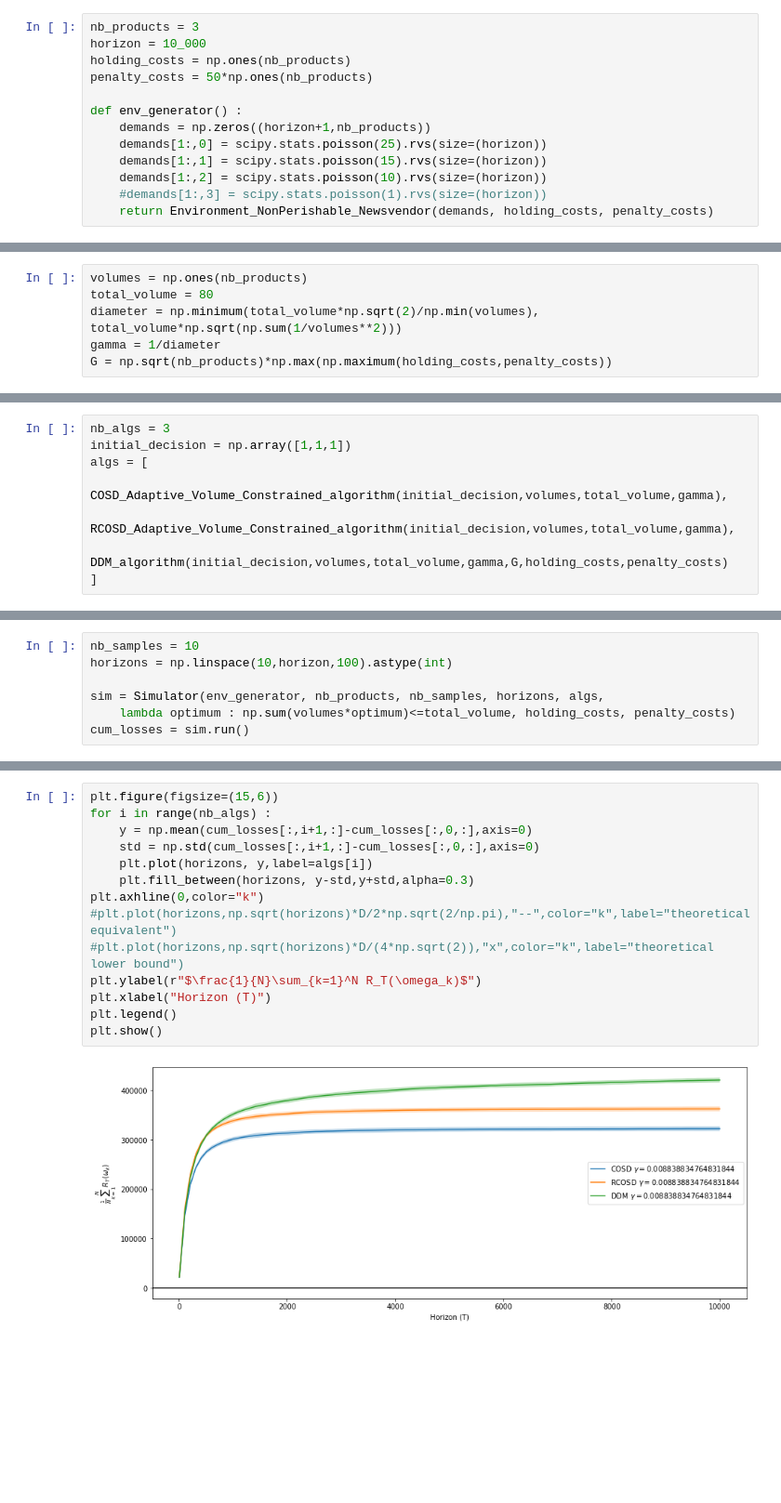
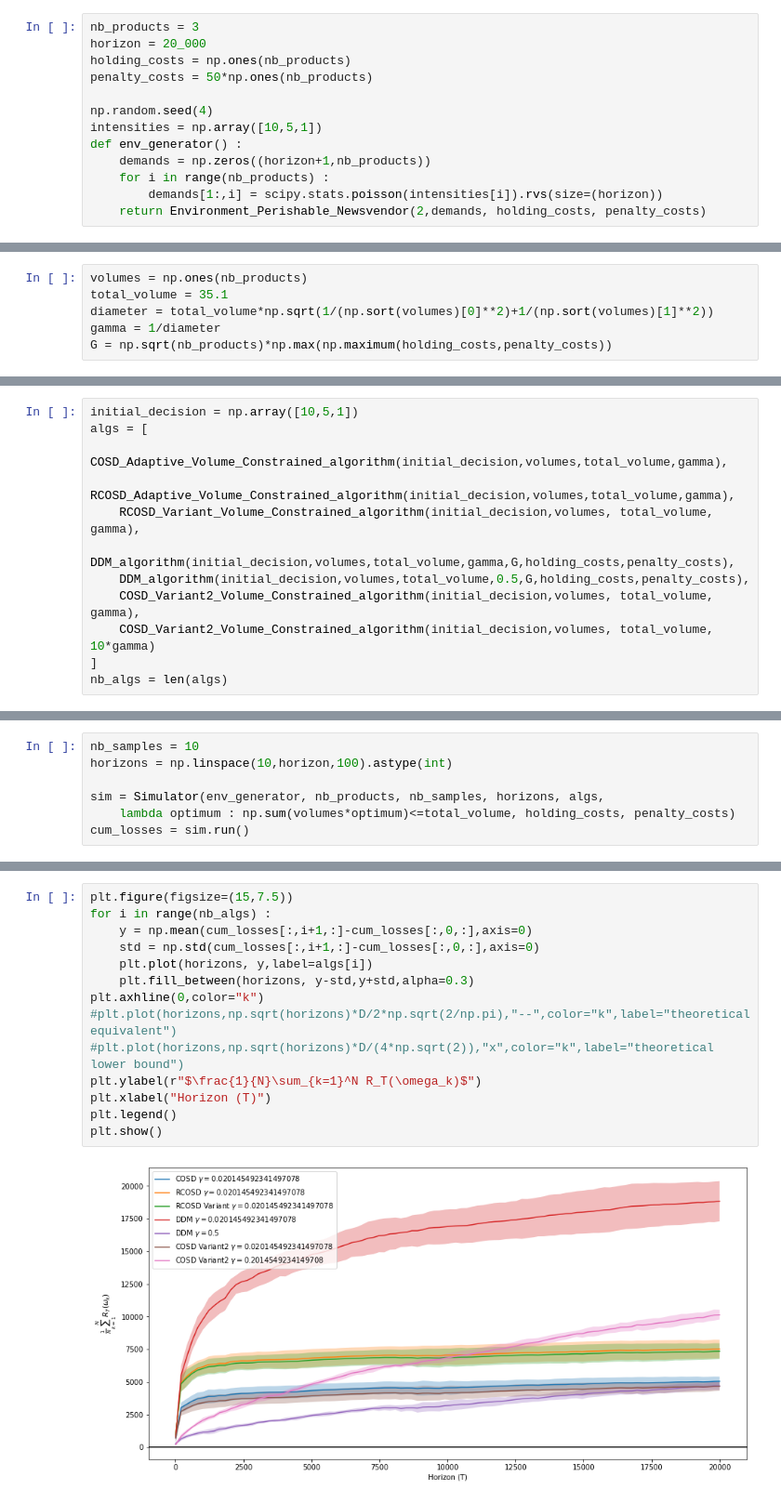
Before and after one commit to Califrais/newsvendor_tester, a Jupyter notebook: notebooks/multiproduct_comparison.ipynb, the cells around one changed output, grey strips where cells are left out. Shown at 93% size. Drawn from its saved outputs; the diff is of its cells as text; blank space fills up the shorter version.

```diff
--- a/notebooks/multiproduct_comparison.ipynb
+++ b/notebooks/multiproduct_comparison.ipynb
@@ -24,17 +26,17 @@ Here we define a non-perishable environment such that $n=3$, $T=2000$ and $d_{t,
 Notice that in this example $\rho=1$
 # %%
 nb_products = 3
-horizon = 10_000
+horizon = 20_000
 holding_costs = np.ones(nb_products)
 penalty_costs = 50*np.ones(nb_products)
 
+np.random.seed(4)
+intensities = np.array([10,5,1])
 def env_generator() :
     demands = np.zeros((horizon+1,nb_products))
-    demands[1:,0] = scipy.stats.poisson(25).rvs(size=(horizon))
-    demands[1:,1] = scipy.stats.poisson(15).rvs(size=(horizon))
-    demands[1:,2] = scipy.stats.poisson(10).rvs(size=(horizon))
-    #demands[1:,3] = scipy.stats.poisson(1).rvs(size=(horizon))
-    return Environment_NonPerishable_Newsvendor(demands, holding_costs, penalty_costs)
+    for i in range(nb_products) :
+        demands[1:,i] = scipy.stats.poisson(intensities[i]).rvs(size=(horizon))
+    return Environment_Perishable_Newsvendor(2,demands, holding_costs, penalty_costs)
 # %%
 #np.quantile(env_generator().demands[1:], penalty_costs/(holding_costs+penalty_costs), axis=0)
 for i in range(nb_products) :
@@ -62,20 +64,24 @@ plt.show()
 The box constraint, the hyperparameter $\gamma\leq \rho/D$ and the gradients' norm upper bound $G$
 # %%
 volumes = np.ones(nb_products)
-total_volume = 80
-diameter = np.minimum(total_volume*np.sqrt(2)/np.min(volumes), total_volume*np.sqrt(np.sum(1/volumes**2)))
+total_volume = 35.1
+diameter = total_volume*np.sqrt(1/(np.sort(volumes)[0]**2)+1/(np.sort(volumes)[1]**2))
 gamma = 1/diameter
 G = np.sqrt(nb_products)*np.max(np.maximum(holding_costs,penalty_costs))
 # %% [markdown]
 The algorithms
 # %%
-nb_algs = 3
-initial_decision = np.array([1,1,1])
+initial_decision = np.array([10,5,1])
 algs = [
     COSD_Adaptive_Volume_Constrained_algorithm(initial_decision,volumes,total_volume,gamma),
     RCOSD_Adaptive_Volume_Constrained_algorithm(initial_decision,volumes,total_volume,gamma),
-    DDM_algorithm(initial_decision,volumes,total_volume,gamma,G,holding_costs,penalty_costs)
+    RCOSD_Variant_Volume_Constrained_algorithm(initial_decision,volumes, total_volume, gamma),
+    DDM_algorithm(initial_decision,volumes,total_volume,gamma,G,holding_costs,penalty_costs),
+    DDM_algorithm(initial_decision,volumes,total_volume,0.5,G,holding_costs,penalty_costs),
+    COSD_Variant2_Volume_Constrained_algorithm(initial_decision,volumes, total_volume, gamma),
+    COSD_Variant2_Volume_Constrained_algorithm(initial_decision,volumes, total_volume, 10*gamma)
 ]
+nb_algs = len(algs)
 # %% [markdown]
 Building the simulator which wraps the main loop
 # %%
@@ -101,19 +111,19 @@ Alg 2 (DDM $\gamma=0.008838834764831844$) final regret: 420940.23063610855, fina
 # %%
-plt.figure(figsize=(15,6))
+plt.figure(figsize=(15,7.5))
 for i in range(nb_algs) :
     y = np.mean(cum_losses[:,i+1,:]-cum_losses[:,0,:],axis=0)
     std = np.std(cum_losses[:,i+1,:]-cum_losses[:,0,:],axis=0)
     plt.plot(horizons, y,label=algs[i])
     plt.fill_between(horizons, y-std,y+std,alpha=0.3)
 plt.axhline(0,color="k")
 #plt.plot(horizons,np.sqrt(horizons)*D/2*np.sqrt(2/np.pi),"--",color="k",label="theoretical equivalent")
 #plt.plot(horizons,np.sqrt(horizons)*D/(4*np.sqrt(2)),"x",color="k",label="theoretical lower bound")
 plt.ylabel(r"$\frac{1}{N}\sum_{k=1}^N R_T(\omega_k)$")
 plt.xlabel("Horizon (T)")
 plt.legend()
 plt.show()
 # %% [output]
-[figure, old version]
+[figure, new version]
 # %%
 plt.figure(figsize=(15,6))
 for i in range(nb_algs+1) :
```
Also changed, not shown: parts of 5 cells of this notebook, 16 other files.
